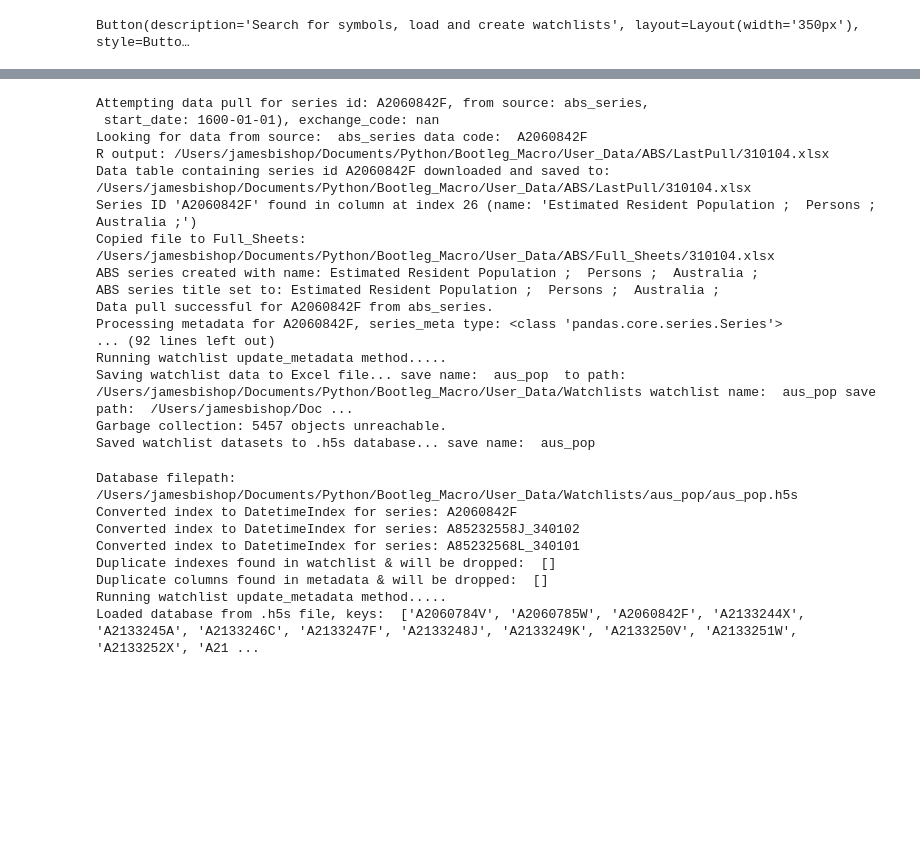
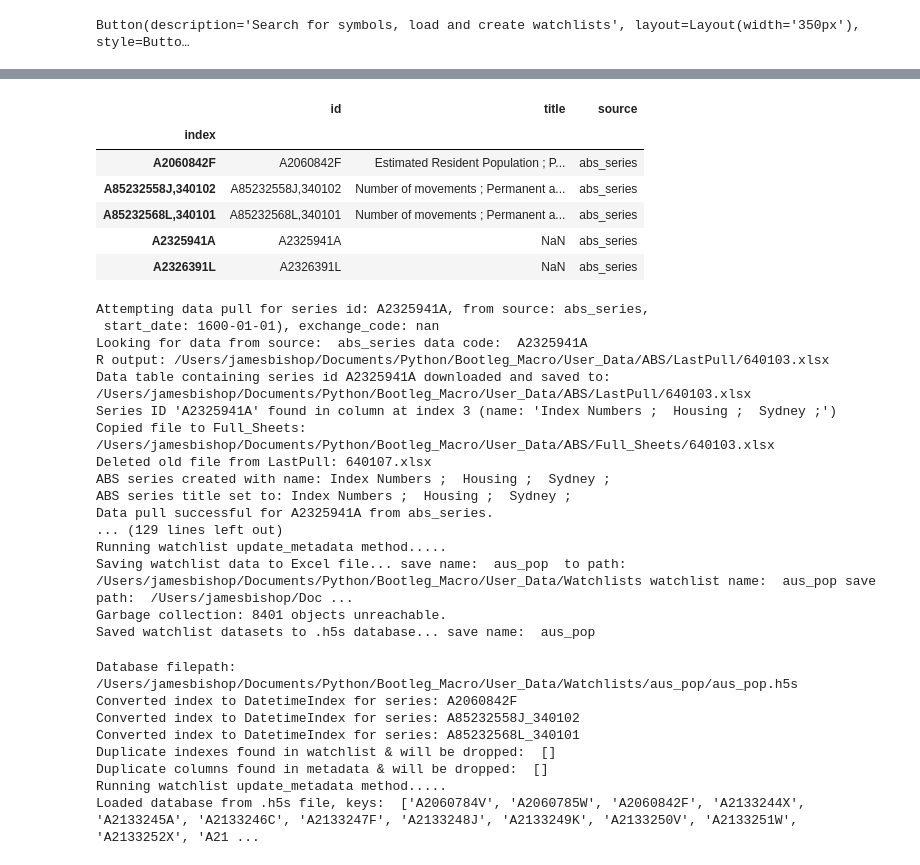
Before and after one commit to HelloThereMatey/Bootleg_Macro, a Jupyter notebook: User_Data/Research_notebooks/Aus_Population.ipynb, the cells around one changed output, grey strips where cells are left out. Saved outputs shown, nothing was run; the diff lists cells and outputs as text; code cells hidden in the pictures; blank space fills up the shorter version.

```diff
--- a/User_Data/Research_notebooks/Aus_Population.ipynb
+++ b/User_Data/Research_notebooks/Aus_Population.ipynb
@@ -91,22 +91,32 @@ watchlist["watchlist"]
+# %%
+watchlist["watchlist"].iloc[len(watchlist["watchlist"])-5:len(watchlist["watchlist"])]
+# %% [output]
+|  | id | title | source |
+| index |  |  |  |
+| A2060842F | A2060842F | Estimated Resident Population ; P... | abs_series |
+| A85232558J,340102 | A85232558J,340102 | Number of movements ; Permanent a... | abs_series |
+| A85232568L,340101 | A85232568L,340101 | Number of movements ; Permanent a... | abs_series |
+| A2325941A | A2325941A | NaN | abs_series |
+| A2326391L | A2326391L | NaN | abs_series |
 # %%
-watchlist.get_watchlist_data(id_list = ["A2060842F", "A85232558J,340102", "A85232568L,340101"])
+watchlist.get_watchlist_data(id_list = ["A2325941A", "A2326391L", "A85232568L,340101", "A85232558J,340102"])
 # %% [output]
-Attempting data pull for series id: A2060842F, from source: abs_series,
+Attempting data pull for series id: A2325941A, from source: abs_series,
  start_date: 1600-01-01), exchange_code: nan
-Looking for data from source:  abs_series data code:  A2060842F
-R output: /Users/jamesbishop/Documents/Python/Bootleg_Macro/User_Data/ABS/LastPull/310104.xlsx
-Data table containing series id A2060842F downloaded and saved to:
-/Users/jamesbishop/Documents/Python/Bootleg_Macro/User_Data/ABS/LastPull/310104.xlsx
-Series ID 'A2060842F' found in column at index 26 (name: 'Estimated Resident Population ;  Persons ;  Australia ;')
-Copied file to Full_Sheets: /Users/jamesbishop/Documents/Python/Bootleg_Macro/User_Data/ABS/Full_Sheets/310104.xlsx
-ABS series created with name: Estimated Resident Population ;  Persons ;  Australia ;
-ABS series title set to: Estimated Resident Population ;  Persons ;  Australia ;
-Data pull successful for A2060842F from abs_series.
-Processing metadata for A2060842F, series_meta type: <class 'pandas.core.series.Series'>
-... (92 lines left out)
+Looking for data from source:  abs_series data code:  A2325941A
+R output: /Users/jamesbishop/Documents/Python/Bootleg_Macro/User_Data/ABS/LastPull/640103.xlsx
+Data table containing series id A2325941A downloaded and saved to:
+/Users/jamesbishop/Documents/Python/Bootleg_Macro/User_Data/ABS/LastPull/640103.xlsx
+Series ID 'A2325941A' found in column at index 3 (name: 'Index Numbers ;  Housing ;  Sydney ;')
+Copied file to Full_Sheets: /Users/jamesbishop/Documents/Python/Bootleg_Macro/User_Data/ABS/Full_Sheets/640103.xlsx
+Deleted old file from LastPull: 640107.xlsx
+ABS series created with name: Index Numbers ;  Housing ;  Sydney ;
+ABS series title set to: Index Numbers ;  Housing ;  Sydney ;
+Data pull successful for A2325941A from abs_series.
+... (129 lines left out)
 Running watchlist update_metadata method.....
 Saving watchlist data to Excel file... save name:  aus_pop  to path:  /Users/jamesbishop/Documents/Python/Bootleg_Macro/User_Data/Watchlists watchlist name:  aus_pop save path:  /Users/jamesbishop/Doc ...
-Garbage collection: 5457 objects unreachable.
+Garbage collection: 8401 objects unreachable.
 Saved watchlist datasets to .h5s database... save name:  aus_pop
 # %%
 watchlist.load_watchlist_data()
```
Also changed, not shown: parts of 10 cells of this notebook, 5 other files.
